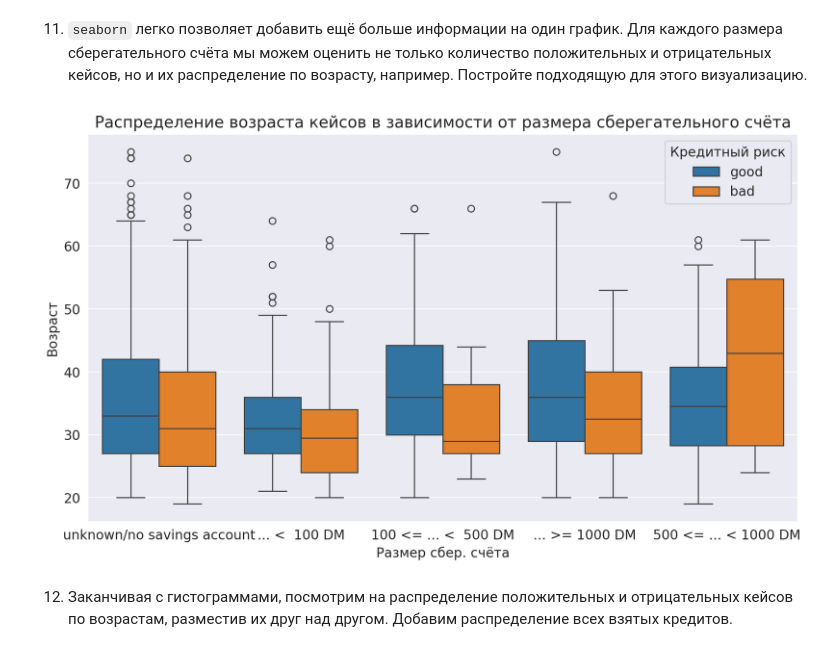
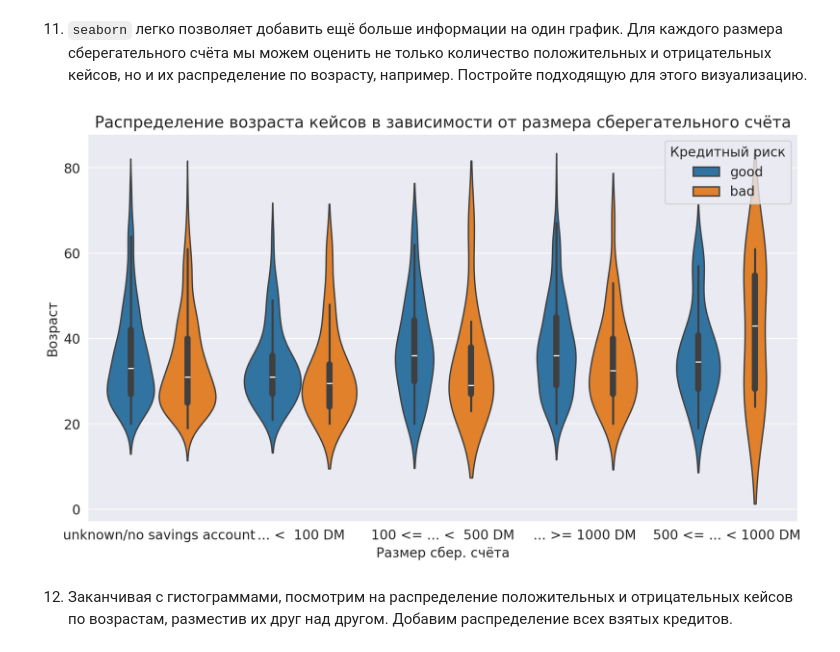
Before and after one commit to EdPogosyan/ML_Ed, a Jupyter notebook: HW-1/hw_practice_sirius_01_pandas_numpy_viz.ipynb, the cells around one changed output. Drawn from its saved outputs; the diff is of its cells as text; code cells hidden in the pictures.

```diff
--- a/HW-1/hw_practice_sirius_01_pandas_numpy_viz.ipynb
+++ b/HW-1/hw_practice_sirius_01_pandas_numpy_viz.ipynb
@@ -826,15 +883,15 @@ plt.show()
 11. `seaborn` легко позволяет добавить ещё больше информации на один график. Для каждого размера сберегательного счёта мы можем оценить не только количество положительных и отрицательных кейсов, но и их распределение по возрасту, например. Постройте подходящую для этого визуализацию.
 # %%
 plt.figure(figsize=(10, 6))
-sns.boxplot(data=german_credit_df, x='savings', y='age', hue='credit_risk')
+sns.violinplot(data=german_credit_df, x='savings', y='age', hue='credit_risk')
 plt.title('Распределение возраста кейсов в зависимости от размера сберегательного счёта')
 plt.xlabel('Размер сбер. счёта')
 plt.ylabel('Возраст')
 plt.legend(title='Кредитный риск', loc='upper right')
 plt.tight_layout()
 plt.show()
 # %% [output]
-[figure, old version]
+[figure, new version]
 # %% [markdown]
 12. Заканчивая с гистограммами, посмотрим на распределение положительных и отрицательных кейсов по возрастам, разместив их друг над другом. Добавим распределение всех взятых кредитов.
 # %%
```
Also changed, not shown: parts of 6 cells of this notebook.
